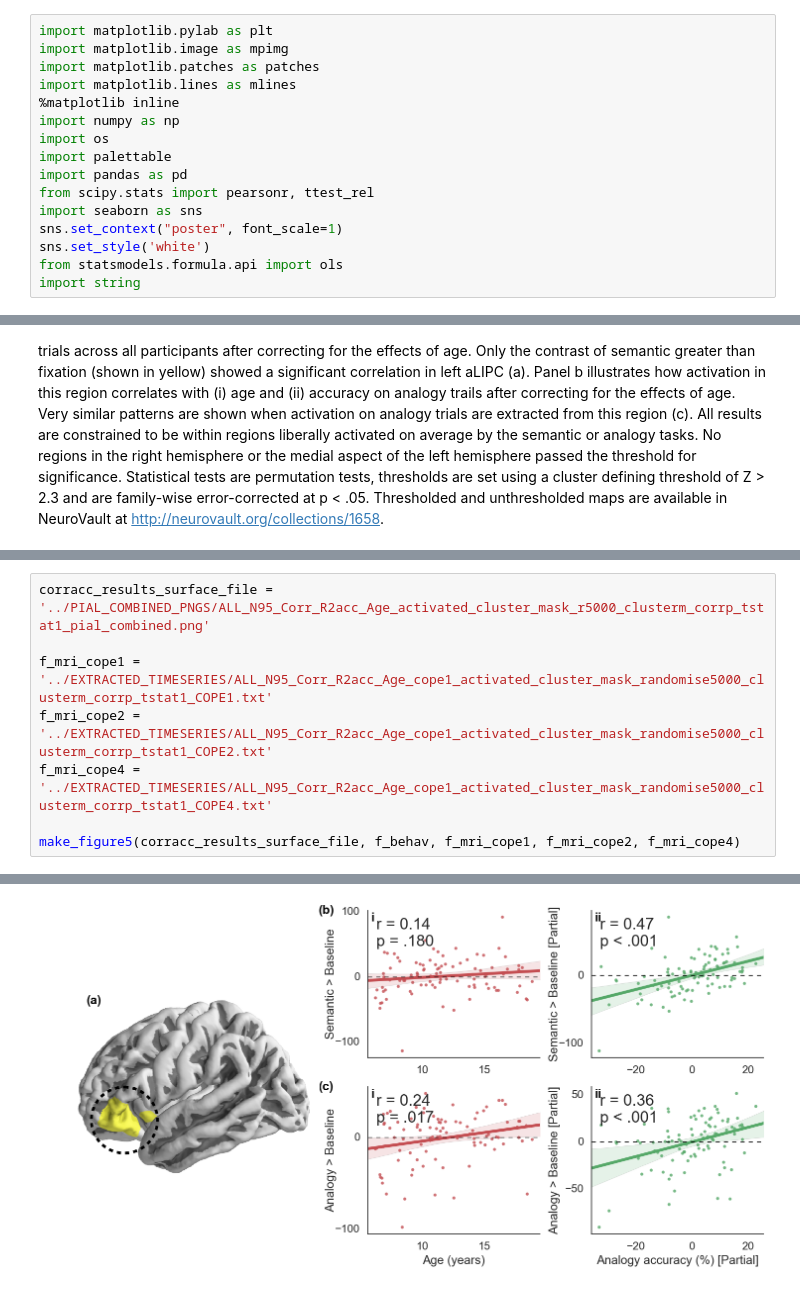
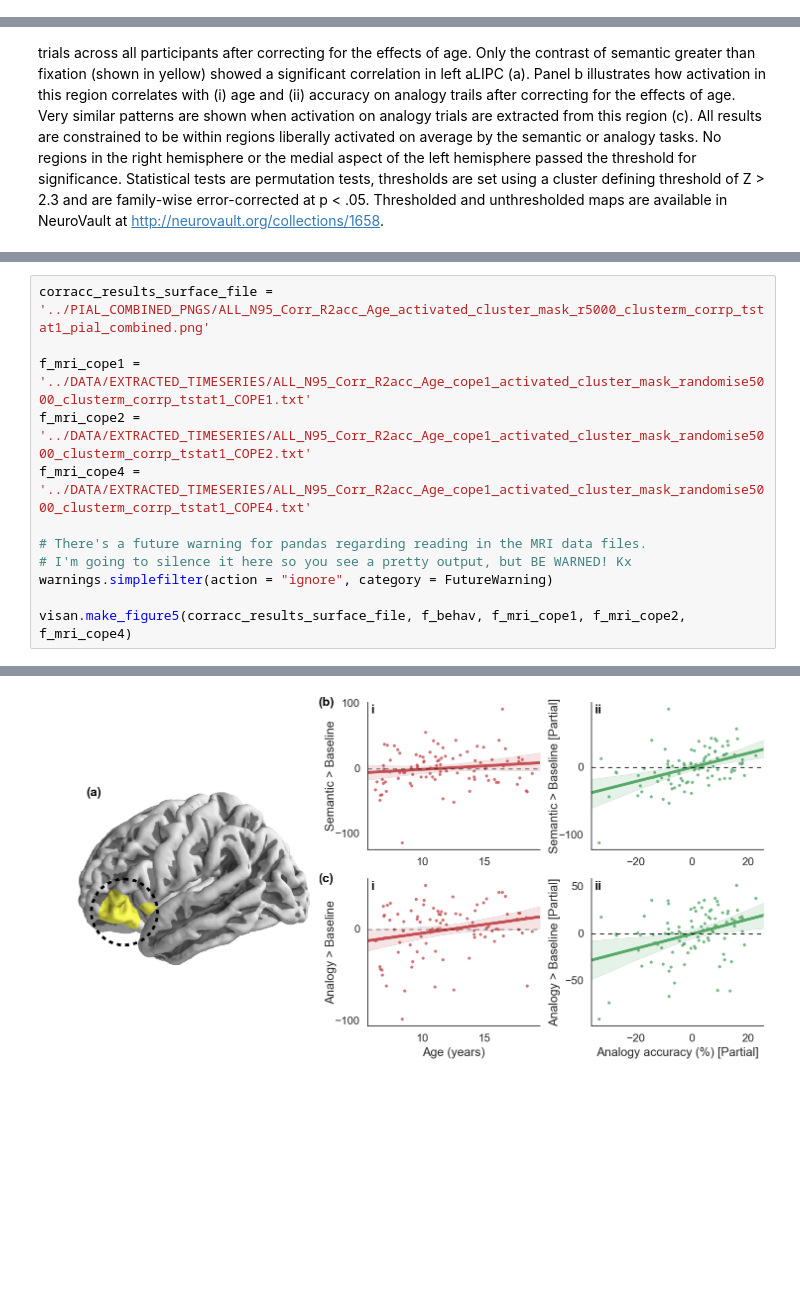
Before and after one commit to KirstieJane/NORA_WhitakerVendetti_DevSci2017, a Jupyter notebook: JUPYTER_NOTEBOOKS/VISAN_Figures.ipynb, the cells around one changed output, grey strips where cells are left out. Saved outputs shown, nothing was run; the diff lists cells and outputs as text; blank space fills up the shorter version.

```diff
--- a/JUPYTER_NOTEBOOKS/VISAN_Figures.ipynb
+++ b/JUPYTER_NOTEBOOKS/VISAN_Figures.ipynb
@@ -1,16 +0,0 @@
-# %%
-import matplotlib.pylab as plt
-import matplotlib.image as mpimg
-import matplotlib.patches as patches
-import matplotlib.lines as mlines
-%matplotlib inline
-import numpy as np
-import os
-import palettable
-import pandas as pd
-from scipy.stats import pearsonr, ttest_rel
-import seaborn as sns
-sns.set_context("poster", font_scale=1)
-sns.set_style('white')
-from statsmodels.formula.api import ols
-import string
@@ -854,11 +124,15 @@ def residuals(x, y):
 # %%
 corracc_results_surface_file = '../PIAL_COMBINED_PNGS/ALL_N95_Corr_R2acc_Age_activated_cluster_mask_r5000_clusterm_corrp_tstat1_pial_combined.png'
 
-f_mri_cope1 = '../EXTRACTED_TIMESERIES/ALL_N95_Corr_R2acc_Age_cope1_activated_cluster_mask_randomise5000_clusterm_corrp_tstat1_COPE1.txt'
-f_mri_cope2 = '../EXTRACTED_TIMESERIES/ALL_N95_Corr_R2acc_Age_cope1_activated_cluster_mask_randomise5000_clusterm_corrp_tstat1_COPE2.txt'
-f_mri_cope4 = '../EXTRACTED_TIMESERIES/ALL_N95_Corr_R2acc_Age_cope1_activated_cluster_mask_randomise5000_clusterm_corrp_tstat1_COPE4.txt'
+f_mri_cope1 = '../DATA/EXTRACTED_TIMESERIES/ALL_N95_Corr_R2acc_Age_cope1_activated_cluster_mask_randomise5000_clusterm_corrp_tstat1_COPE1.txt'
+f_mri_cope2 = '../DATA/EXTRACTED_TIMESERIES/ALL_N95_Corr_R2acc_Age_cope1_activated_cluster_mask_randomise5000_clusterm_corrp_tstat1_COPE2.txt'
+f_mri_cope4 = '../DATA/EXTRACTED_TIMESERIES/ALL_N95_Corr_R2acc_Age_cope1_activated_cluster_mask_randomise5000_clusterm_corrp_tstat1_COPE4.txt'
 
-make_figure5(corracc_results_surface_file, f_behav, f_mri_cope1, f_mri_cope2, f_mri_cope4)
+# There's a future warning for pandas regarding reading in the MRI data files.
+# I'm going to silence it here so you see a pretty output, but BE WARNED! Kx
+warnings.simplefilter(action = "ignore", category = FutureWarning)
+
+visan.make_figure5(corracc_results_surface_file, f_behav, f_mri_cope1, f_mri_cope2, f_mri_cope4)
 # %% [output]
 === SEMANTIC > FIX ===
   Corr cluster 1 w age
@@ -897 +154 @@ r = 0.226
-[figure, old version]
+[figure, new version]
```
Also changed, not shown: parts of 38 cells of this notebook, 3 other files.
